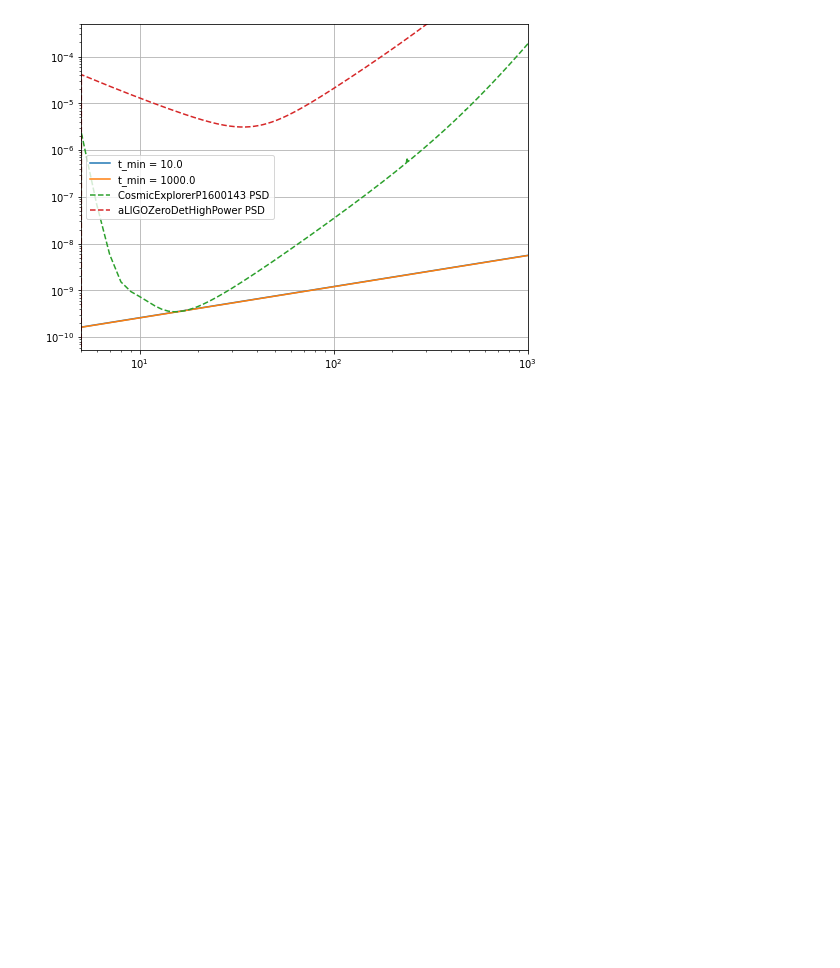
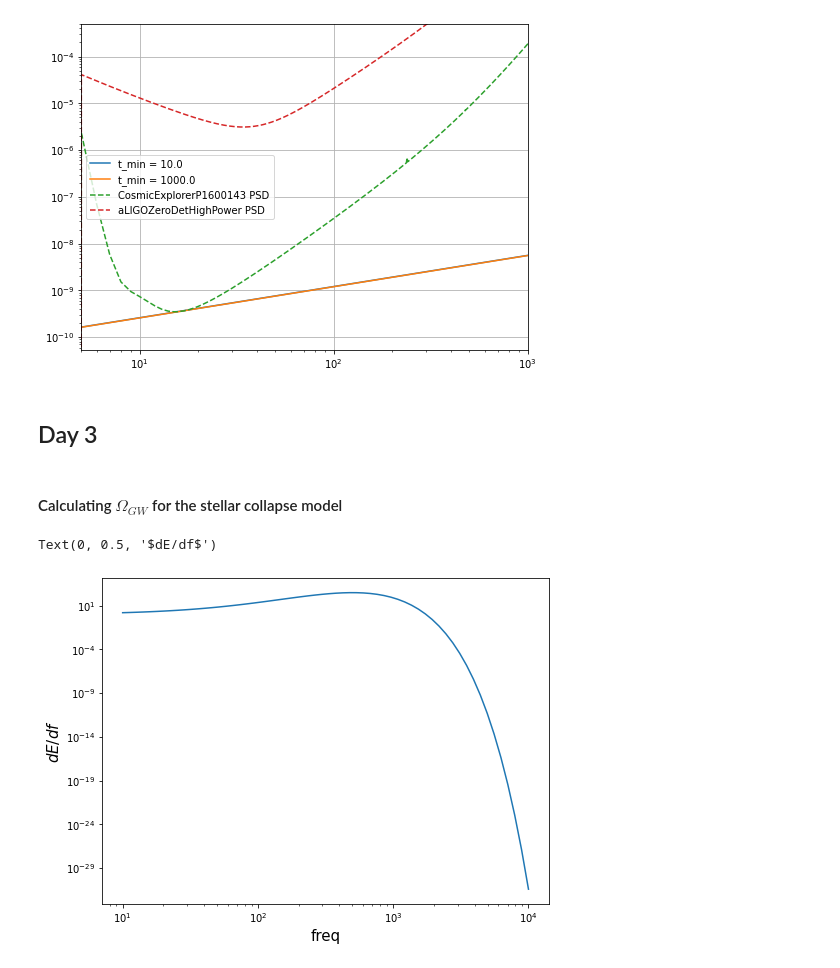
Before and after one commit to uddeepta-deka/SGWB_astrophysical, a Jupyter notebook: tutorials.ipynb, the cells around one changed output. Cells and saved outputs as stored; diff of their text form; code cells hidden in the pictures; blank space fills up the shorter version.

```diff
--- a/tutorials.ipynb
+++ b/tutorials.ipynb
@@ -269,3 +272,7 @@ Using Delta Function distribution
 Using Delta Function distribution
 (5, 1000)
 [figure]
+# %% [markdown]
+## Day 3
+# %% [markdown]
+#### Calculating $\Omega_{GW}$ for the stellar collapse model
@@ -271,0 +290,19 @@ Using Delta Function distribution
+# %%
+def dEdf_stellar_core_collapse_freq_dependence(freq, a, b, xi):
+    """
+    Function to calculate dE/df for stellar core collapse.
+    """
+    freq_dependent_part =  (1 + freq / a) ** 6 * np.exp(- 2*freq/b)
+    return freq_dependent_part
+# %%
+# Plotting the dEdf
+plt.figure(figsize= (8,6))
+freq_range = np.logspace(1,4,60)
+dEdf = dEdf_stellar_core_collapse_freq_dependence(freq_range,100,200,1e4)
+plt.loglog(freq_range,dEdf)
+plt.xlabel('freq',size = 15)
+plt.ylabel(r'$dE/df$',size=15)
+plt.show()
+# %% [output]
+Text(0, 0.5, '$dE/df$')
+[figure, added]
```
Also changed, not shown: parts of 19 cells of this notebook.
